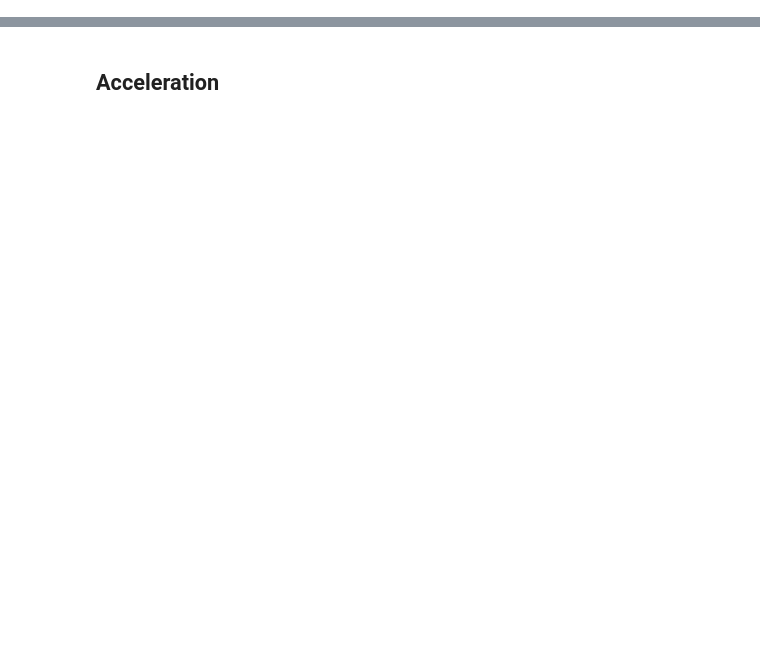
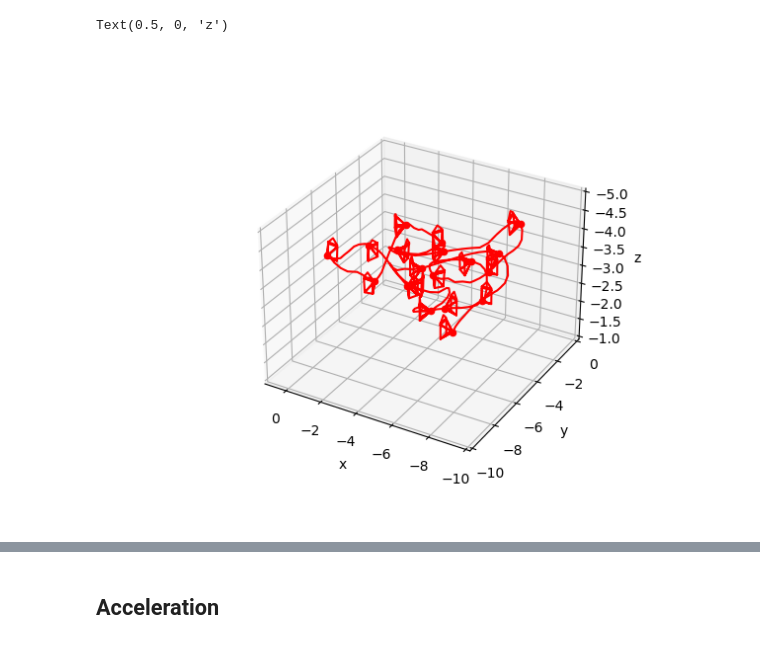
Before and after one commit to sytan98/Dataset-Collection-for-Pose-and-IMU, a Jupyter notebook: notebooks/data_vis_processing.ipynb, the cells around one changed output, grey strips where cells are left out. Drawn from its saved outputs; the diff is of its cells as text; code cells hidden in the pictures; blank space fills up the shorter version.

```diff
--- a/notebooks/data_vis_processing.ipynb
+++ b/notebooks/data_vis_processing.ipynb
@@ -27,3 +30,37 @@ plt.show()
+# %%
+focal_length = 0.0036
+sensor_size = (0.00367, 0.00274)
+intrinsic_camera_matrix = np.array([
+    [focal_length, 0, sensor_size[0] / 2],
+    [0, focal_length, sensor_size[1] / 2],
+    [0, 0, 1]
+])
+plt.figure()
+ax = plt.axes(projection= '3d')
+for index, row in val_data.iterrows():
+    if index % 10 == 0:
+        r = R.from_quat(np.hstack([row["Q_X"], row["Q_Y"], row["Q_Z"], row["Q_W"]]))
+        rotmat = r.as_matrix()
+        # rotate to align to axis in pytransform3d
+        rotmat2 = pr.matrix_from_euler_xyz(np.array([0, -np.pi/2, -np.pi/2]))
+        cam2world = pt.transform_from(rotmat@rotmat2, np.hstack([ row["POS_X"], row["POS_Y"], row["POS_Z"]]))
+        # print(np.hstack([ row["POS_X"], row["POS_Y"], row["POS_Z"]]))
+        # print(cam2world)
+        pc.plot_camera(ax, intrinsic_camera_matrix, cam2world,
+                    sensor_size=sensor_size, virtual_image_distance=0.5, color = "red")
+    # if index == 0:
+        # break
+
+ax.plot3D(val_data["POS_X"], val_data["POS_Y"], val_data["POS_Z"], label = "GT val", color = 'red')
+ax.set_xlim([1, -10])
+ax.set_ylim([-10, 0])
+ax.set_zlim([-1, -5])
+ax.set_xlabel("x")
+ax.set_ylabel("y")
+ax.set_zlabel("z")
+# %% [output]
+Text(0.5, 0, 'z')
+[figure, added]
 # %%
 train_data["timestamp"] = pd.to_datetime(train_data["timestamp"], unit='ns')
 train_data["seconds"] = (train_data["timestamp"] - train_data["timestamp"][0]).dt.total_seconds()
```
Also changed, not shown: parts of 12 cells of this notebook, 8 other files.
